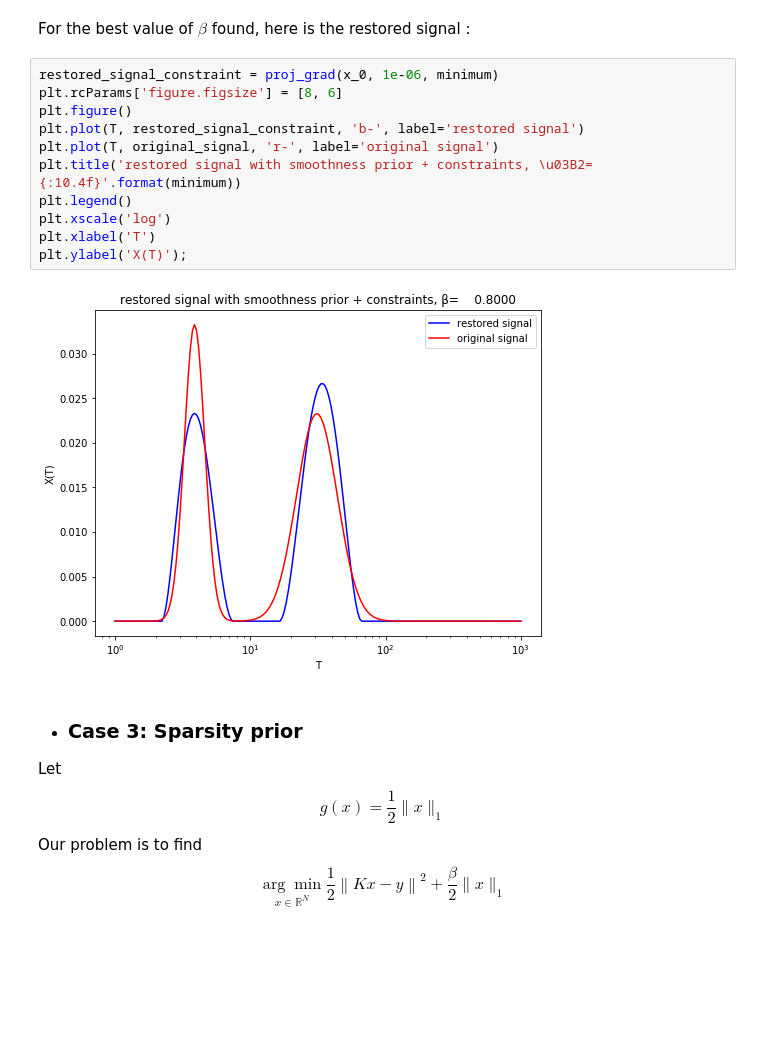
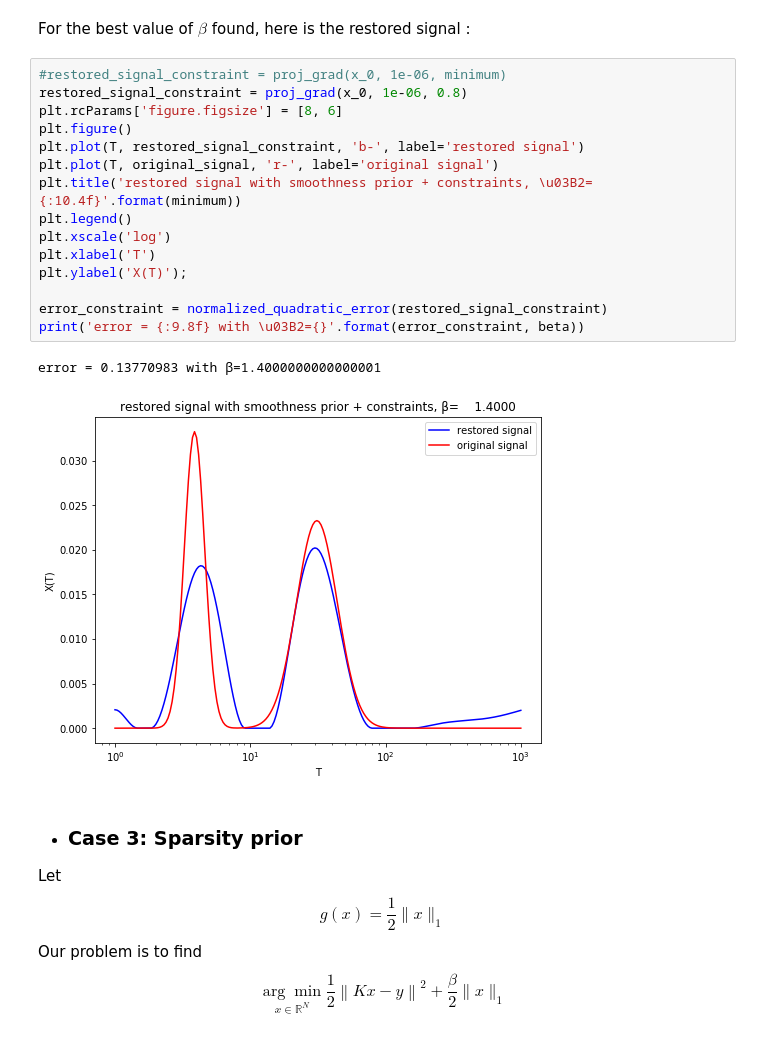
Before and after one commit to lliill/ECP, a Jupyter notebook: LSP_TPn2_Li_Martin.ipynb, the cells around one changed output. Cells and saved outputs as stored; diff of their text form; blank space fills up the shorter version.

```diff
--- a/LSP_TPn2_Li_Martin.ipynb
+++ b/LSP_TPn2_Li_Martin.ipynb
@@ -452,18 +456,23 @@ plt.legend();
 # %% [markdown]
 For the best value of $\beta$ found, here is the restored signal :
 # %%
-restored_signal_constraint = proj_grad(x_0, 1e-06, minimum)
+#restored_signal_constraint = proj_grad(x_0, 1e-06, minimum)
+restored_signal_constraint = proj_grad(x_0, 1e-06, 0.8)
 plt.rcParams['figure.figsize'] = [8, 6]
 plt.figure()
 plt.plot(T, restored_signal_constraint, 'b-', label='restored signal')
 plt.plot(T, original_signal, 'r-', label='original signal')
 plt.title('restored signal with smoothness prior + constraints, \u03B2={:10.4f}'.format(minimum))
 plt.legend()
 plt.xscale('log')
 plt.xlabel('T')
 plt.ylabel('X(T)');
+
+error_constraint = normalized_quadratic_error(restored_signal_constraint)
+print('error = {:9.8f} with \u03B2={}'.format(error_constraint, beta))
 # %% [output]
+error = 0.13770983 with β=1.4000000000000001
-[figure, old version]
+[figure, new version]
 # %% [markdown]
 * ###  Case 3: **Sparsity prior**
 Let
```
Also changed, not shown: parts of 9 cells of this notebook.
